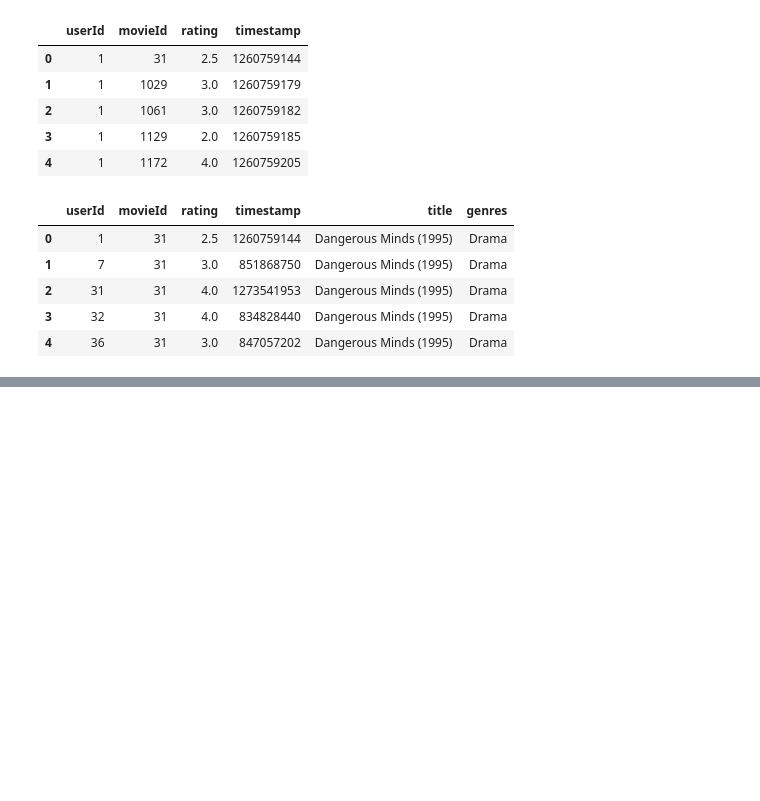
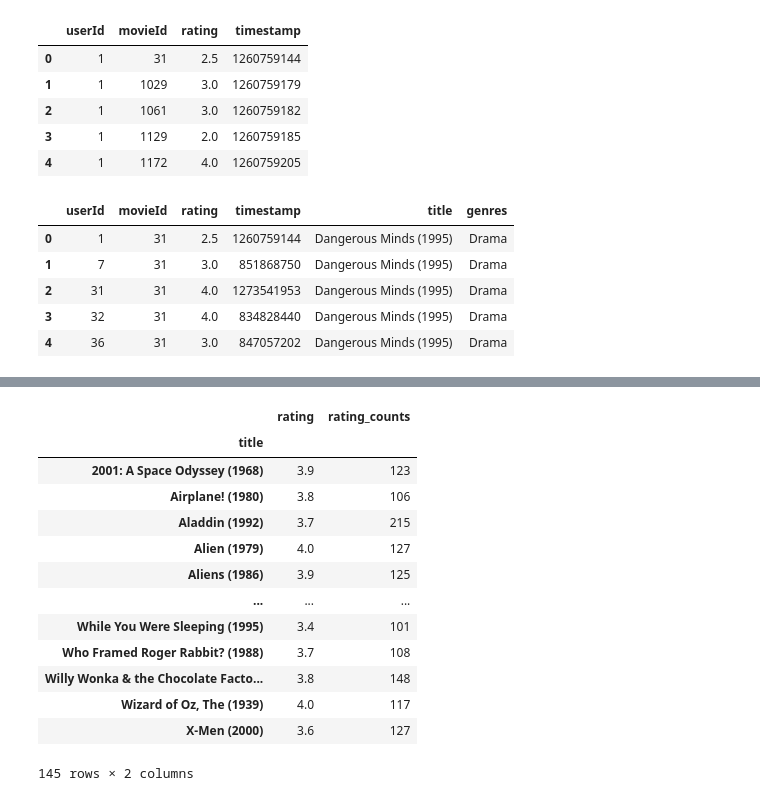
Before and after one commit to gaetanyossa/netflix_recommandation_system, a Jupyter notebook: Notebook.ipynb, the cells around one changed output, grey strips where cells are left out. Drawn from its saved outputs; the diff is of its cells as text; code cells hidden in the pictures; blank space fills up the shorter version.

```diff
--- a/Notebook.ipynb
+++ b/Notebook.ipynb
@@ -36,0 +105,3 @@ movie_data.head(5)
+# %%
+ratings_mean_count = pd.DataFrame(movie_data.groupby('title')['rating'].mean())
+ratings_mean_count
@@ -36,0 +125,2 @@ movie_data.head(5)
+# %%
+ratings_mean_count['rating_counts'] = pd.DataFrame(movie_data.groupby('title')['rating'].count())
@@ -36,0 +137,2 @@ movie_data.head(5)
+# %%
+ratings_mean_count['rating'] = round(ratings_mean_count['rating'], 1) #arondir a un chiffre apres la virgule
@@ -36,0 +149,18 @@ movie_data.head(5)
+# %%
+ratings_mean_count =  ratings_mean_count[(ratings_mean_count['rating']> 3 ) & (ratings_mean_count['rating_counts']>100)]
+ratings_mean_count
+# %% [output]
+|  | rating | rating_counts |
+| title |  |  |
+| 2001: A Space Odyssey (1968) | 3.9 | 123 |
+| Airplane! (1980) | 3.8 | 106 |
+| Aladdin (1992) | 3.7 | 215 |
+| Alien (1979) | 4.0 | 127 |
+| Aliens (1986) | 3.9 | 125 |
+| ... | ... | ... |
+| While You Were Sleeping (1995) | 3.4 | 101 |
+| Who Framed Roger Rabbit? (1988) | 3.7 | 108 |
+| Willy Wonka & the Chocolate Facto... | 3.8 | 148 |
+| Wizard of Oz, The (1939) | 4.0 | 117 |
+| X-Men (2000) | 3.6 | 127 |
+145 rows × 2 columns
```
Also changed, not shown: parts of 30 cells of this notebook, 2 other files.
